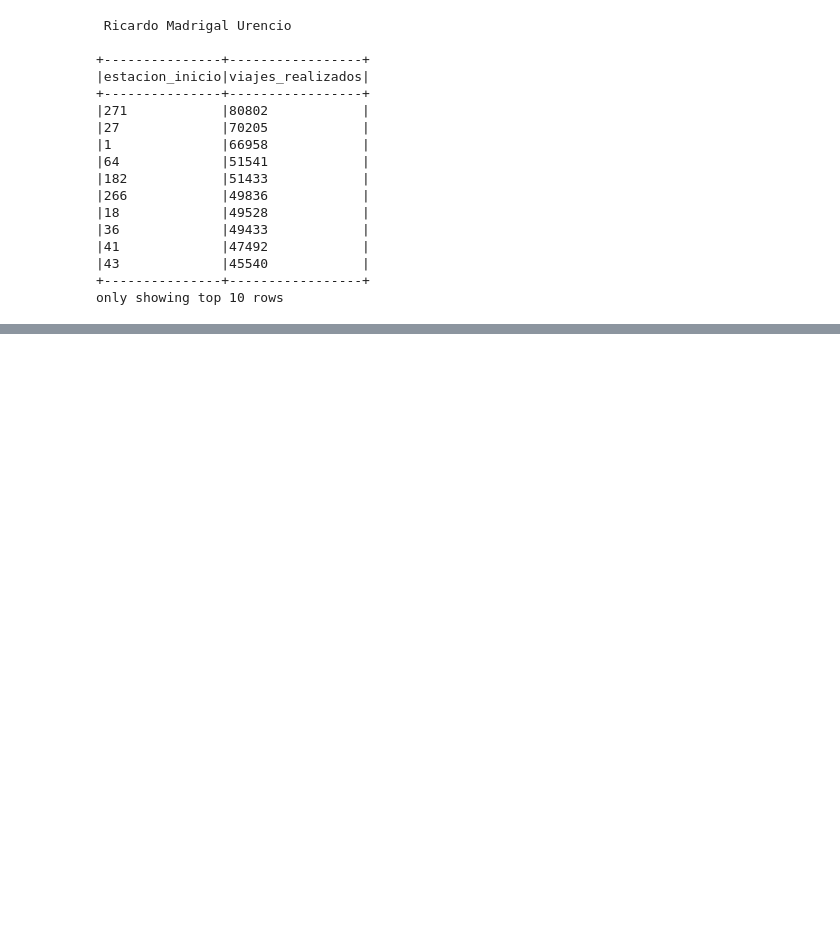
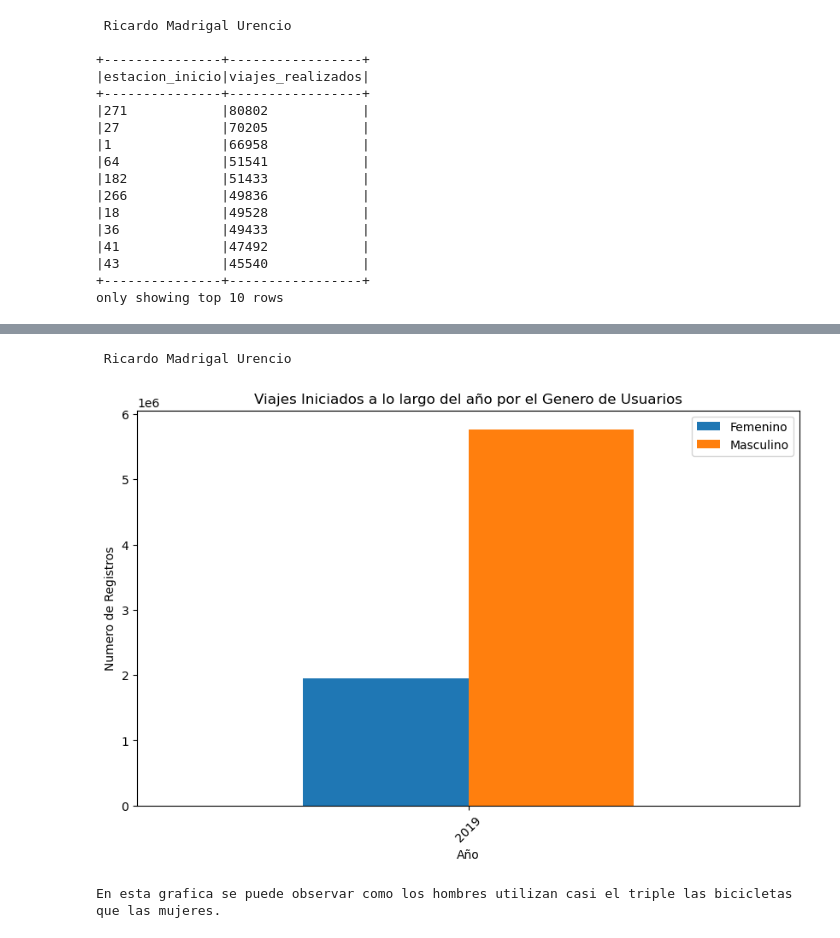
Before and after one commit to Madris1402/Analisis_de_Macrodatos_2025-I, a Jupyter notebook: Tareas/Tarea 04/Tarea04_Ecobici_Analisis.ipynb, the cells around one changed output, grey strips where cells are left out. Drawn from its saved outputs; the diff is of its cells as text; code cells hidden in the pictures; blank space fills up the shorter version.

```diff
--- a/Tareas/Tarea 04/Tarea04_Ecobici_Analisis.ipynb
+++ b/Tareas/Tarea 04/Tarea04_Ecobici_Analisis.ipynb
@@ -180,0 +312,32 @@ only showing top 1 row
+# %%
+#Genero de Usuarios a lo largo del año
+
+sqlstr = f"""
+select anio_retiro,
+       sum(case when Genero_Usuario = 'F' then nr else 0 end) as Femenino,
+       sum(case when Genero_Usuario = 'M' then nr else 0 end) as Masculino
+from (
+    select Genero_Usuario, anio_retiro, count(*) as nr
+    from ecobiciretiros
+    group by Genero_Usuario, anio_retiro
+) as d
+group by anio_retiro
+order by 1;
+"""
+print(nombre)
+dfh = spark.sql(sqlstr).toPandas()\
+    .set_index('anio_retiro')[['Femenino', 'Masculino']]\
+    .plot(kind='bar', stacked=False, figsize=(10,6))
+
+plt.xlabel('Año')
+plt.ylabel('Numero de Registros')
+plt.title('Viajes Iniciados a lo largo del año por el Genero de Usuarios')
+plt.xticks(rotation=45)
+
+plt.show()
+
+print("En esta grafica se puede observar como los hombres utilizan casi el triple las bicicletas que las mujeres.\n")
+# %% [output]
+ Ricardo Madrigal Urencio
+[figure, added]
+En esta grafica se puede observar como los hombres utilizan casi el triple las bicicletas que las mujeres.
```
Also changed, not shown: parts of 17 cells of this notebook, 1 other file.
